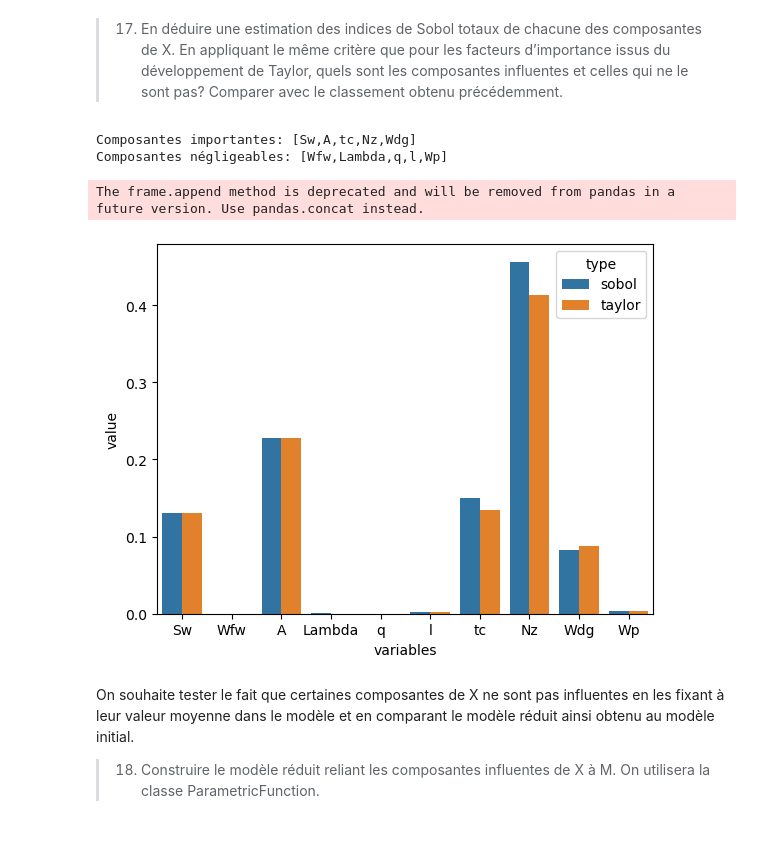
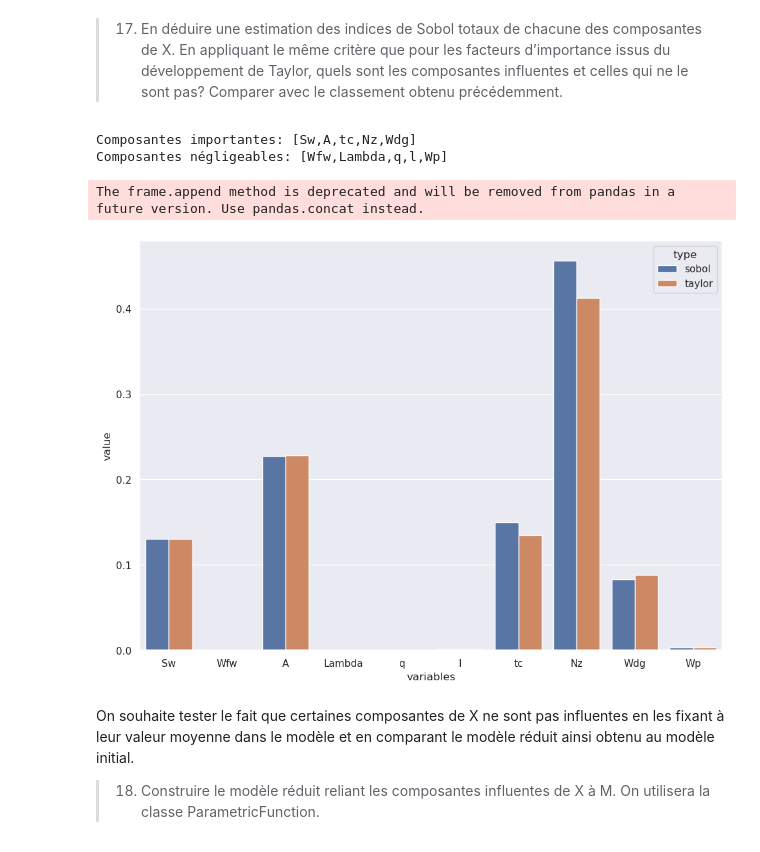
Before and after one commit to Abdellah-Laassairi/QI-mass-model-wing-aircraft, a Jupyter notebook: notebook.ipynb, the cells around one changed output. Cells and saved outputs as stored; diff of their text form; code cells hidden in the pictures.

Commit message:
Updatd seaborn plots size

```diff
--- a/notebook.ipynb
+++ b/notebook.ipynb
@@ -417,36 +418,37 @@ non_influential_components = []
 threshold = 0.005
 
 important_components = []
 negligible_components = []
 
 for i, index in enumerate(total_sobol_indices):
     if index > threshold:
         influential_components.append(i)
     else:
         non_influential_components.append(i)
 
 print("Composantes importantes:", nom_sources[influential_components])
 print("Composantes négligeables:", nom_sources[non_influential_components])
 
 df1 = pd.DataFrame({})
 df1["value"]=np.array(total_sobol_indices)
 df1["variables"]=nom_sources_list
 df1["type"]=["sobol" for _ in range(len(nom_sources_list))]
 
 df2=pd.DataFrame({})
 df2["value"]=(np.array(importance_factors))
 df2["variables"]=(nom_sources_list)
 df2["type"]=(["taylor" for _ in range(len(nom_sources_list))])
 
 df=df1.append(df2)
-fig = px.bar(df,x="variables", y="value",color="type", title='Importance',barmode='group')
+# fig = px.bar(df,x="variables", y="value",color="type", title='Importance',barmode='group')
+# fig.show()
 sb.barplot(df,x="variables", y="value", hue="type")
-fig.show()
+df
 # %% [output]
 Composantes importantes: [Sw,A,tc,Nz,Wdg]
 Composantes négligeables: [Wfw,Lambda,q,l,Wp]
 The frame.append method is deprecated and will be removed from pandas in a future version. Use pandas.concat instead.
-[figure, old version]
+[figure, new version]
 # %% [markdown]
 On souhaite tester le fait que certaines composantes de X ne sont pas influentes en les fixant à leur valeur moyenne dans le modèle et en comparant le modèle réduit ainsi obtenu au modèle initial.
 
```
Also changed, not shown: parts of 2 cells of this notebook.
